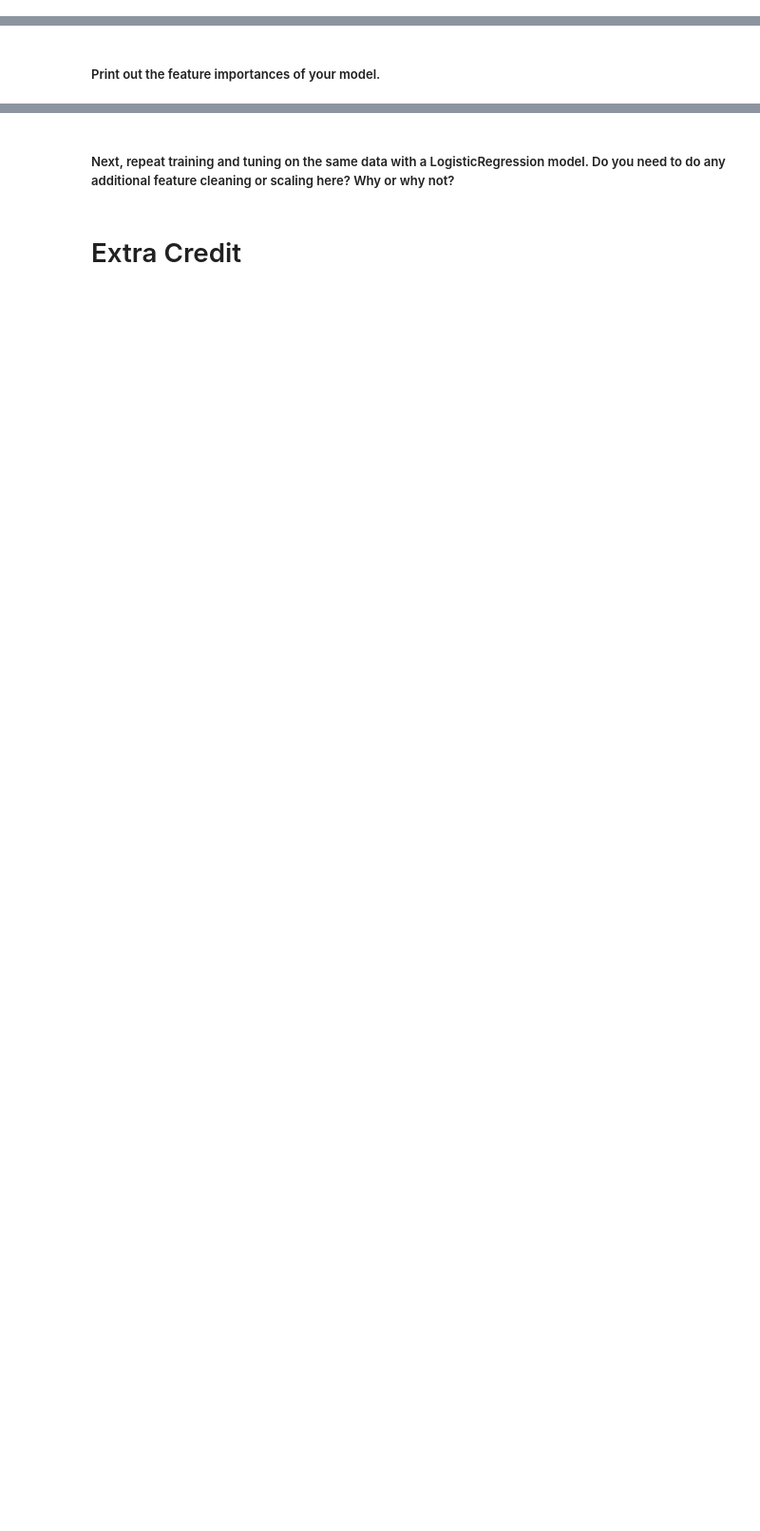
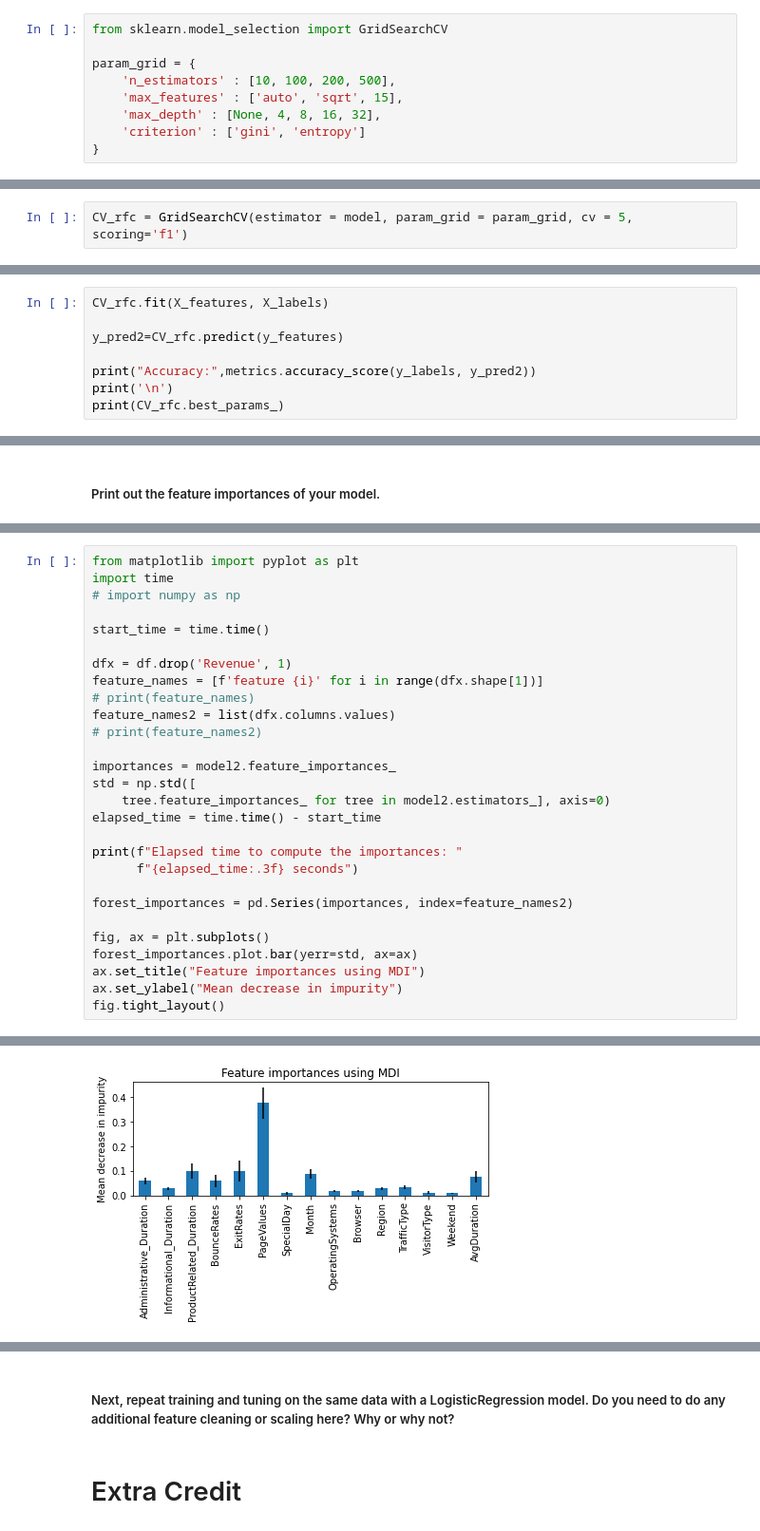
Before and after one commit to samodle/Learning-Machine-Learning, a Jupyter notebook: RandomForrestClassifiers/Project 1.ipynb, the cells around one changed output, grey strips where cells are left out. Shown at 95% size. Drawn from its saved outputs; the diff is of its cells as text; blank space fills up the shorter version.

```diff
--- a/RandomForrestClassifiers/Project 1.ipynb
+++ b/RandomForrestClassifiers/Project 1.ipynb
@@ -470,0 +479,9 @@ RandomForestClassifier(class_weight='balanced')
+# %%
+from sklearn.model_selection import GridSearchCV
+
+param_grid = {
+    'n_estimators' : [10, 100, 200, 500],
+    'max_features' : ['auto', 'sqrt', 15],
+    'max_depth' : [None, 4, 8, 16, 32],
+    'criterion' : ['gini', 'entropy']
+}
@@ -471,2 +494,4 @@ RandomForestClassifier(class_weight='balanced')
+# %%
+CV_rfc = GridSearchCV(estimator = model, param_grid = param_grid, cv = 5, scoring='f1')
 # %% [markdown]
 ##### Train your model using gridsearchCV, and report the best performing hyperparameters.
@@ -472,0 +501,8 @@ RandomForestClassifier(class_weight='balanced')
+# %%
+CV_rfc.fit(X_features, X_labels)
+
+y_pred2=CV_rfc.predict(y_features)
+
+print("Accuracy:",metrics.accuracy_score(y_labels, y_pred2))
+print('\n')
+print(CV_rfc.best_params_)
@@ -484,0 +579,29 @@ RandomForestClassifier(class_weight='balanced')
+# %%
+from matplotlib import pyplot as plt
+import time
+# import numpy as np
+
+start_time = time.time()
+
+dfx = df.drop('Revenue', 1)
+feature_names = [f'feature {i}' for i in range(dfx.shape[1])]
+# print(feature_names)
+feature_names2 = list(dfx.columns.values)
+# print(feature_names2)
+
+importances = model2.feature_importances_
+std = np.std([
+    tree.feature_importances_ for tree in model2.estimators_], axis=0)
+elapsed_time = time.time() - start_time
+
+print(f"Elapsed time to compute the importances: "
+      f"{elapsed_time:.3f} seconds")
+
+forest_importances = pd.Series(importances, index=feature_names2)
+
+fig, ax = plt.subplots()
+forest_importances.plot.bar(yerr=std, ax=ax)
+ax.set_title("Feature importances using MDI")
+ax.set_ylabel("Mean decrease in impurity")
+fig.tight_layout()
+# %% [output]
@@ -485 +611,2 @@ RandomForestClassifier(class_weight='balanced')
+[figure, added]
 # %% [markdown]
```
Also changed, not shown: parts of 16 cells of this notebook.
